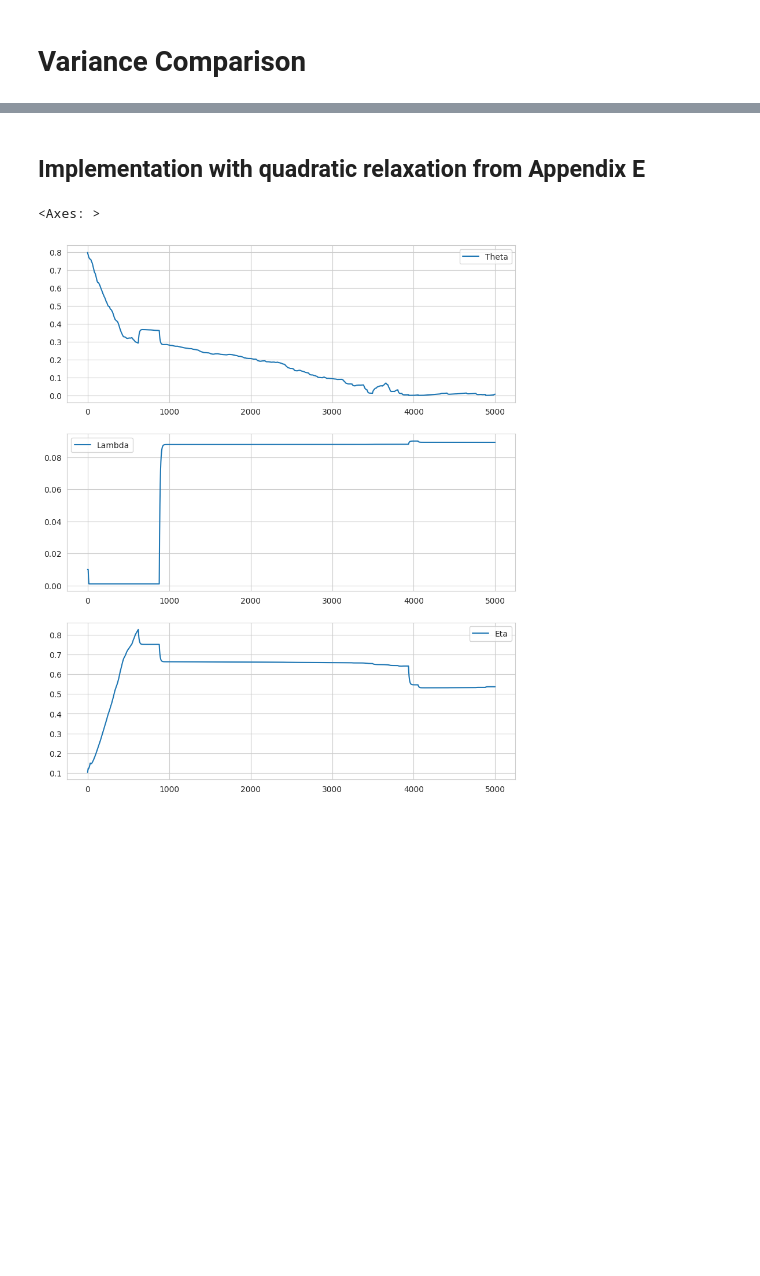
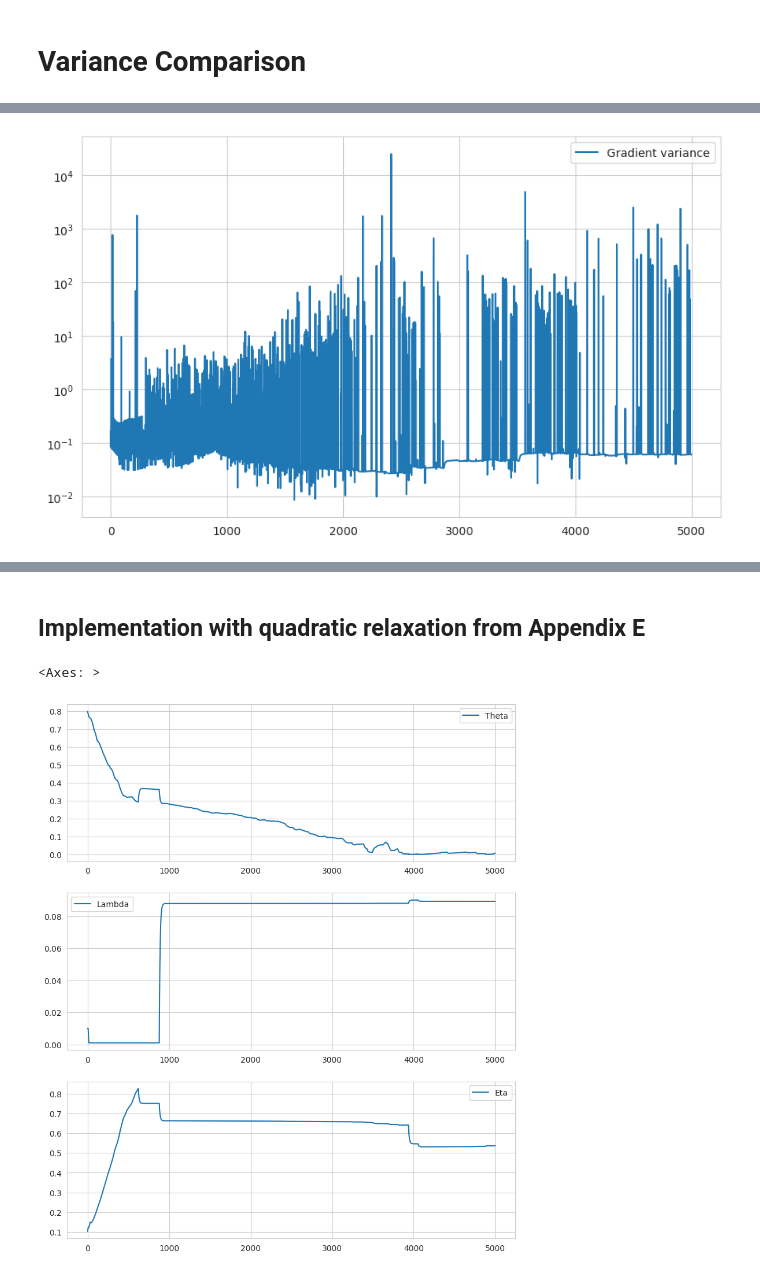
Before and after one commit to ZetrextJG/REBAR-PyTorch, a Jupyter notebook: toy_example.ipynb, the cells around one changed output, grey strips where cells are left out. Drawn from its saved outputs; the diff is of its cells as text; code cells hidden in the pictures; blank space fills up the shorter version.

Commit message:
fix gradient calculation

```diff
--- a/toy_example.ipynb
+++ b/toy_example.ipynb
@@ -406,7 +406,7 @@ plt.show()
 lr = 0.003
 max_iter = 5000
 n = 1
-n_experiments = 100
+n_experiments = 5
 target = 0.4
 f = create_objective(target=target)
 log_pb = log_pb_bern
@@ -528,0 +422,83 @@ plt.show()
+# %%
+# REBAR
+lmbda = torch.tensor([0.01], requires_grad=True)
+eta = torch.tensor([0.1], requires_grad=True)
+theta = torch.tensor([0.8], requires_grad=True)
+
+opt = torch.optim.Adam([theta, lmbda, eta], lr=lr, betas=(0.9, 0.99999))
+# opt = torch.optim.Adam([theta], lr=lr, betas=(0.9, 0.99999))
+# opt = torch.optim.SGD([theta, lmbda, eta], lr=lr)
+
+thetas = []
+lmbdas = []
+etas = []
+losses = []
+variances = []
+
+for _ in tqdm(range(max_iter)):
+    opt.zero_grad()
+
+    loss = 0
+    iter_gradients = []
+    for _ in range(n_experiments):
+        u, v = torch.rand(2, 1)
+        z = g(u, theta)
+        b = H(z).detach()
+        z_tilde = g_tilde(v, b, theta)
+
+        first_term = (f(b) - eta * f(sigma(z_tilde.detach(), lmbda))) * log_pb(b, theta)
+        second_term = eta * f(sigma(z, lmbda))
+        third_term = -eta * f(sigma(z_tilde, lmbda))
+        loss += first_term + second_term + third_term
+
+        loss /= n
+
+        grad_estimate = autograd.grad(loss, theta, create_graph=True)[0].detach()
+        iter_gradients.append(grad_estimate)
+    variances.append(np.var(np.array([t.item() for t in iter_gradients])))
+
+    loss = 0
+
+    for _ in range(n):
+        u, v = torch.rand(2, 1)
+        z = g(u, theta)
+        b = H(z).detach()
+        z_tilde = g_tilde(v, b, theta)
+
+        first_term = (f(b) - eta * f(sigma(z_tilde.detach(), lmbda))) * log_pb(b, theta)
+        second_term = eta * f(sigma(z, lmbda))
+        third_term = -eta * f(sigma(z_tilde, lmbda))
+        loss += first_term + second_term + third_term
+
+    loss /= n
+
+    grad_estimate = autograd.grad(loss, theta, create_graph=True)[0]
+    eta.grad, lmbda.grad = autograd.grad(torch.mean(grad_estimate ** 2), (eta, lmbda))
+    theta.grad = grad_estimate.detach()
+
+    opt.step()
+
+    theta.data = torch.clamp(theta.data, 0.001, 0.999)
+    lmbda.data = torch.clamp(lmbda.data, 0.001)
+
+    if torch.isnan(theta).any():
+        print("NaN detected")
+        break
+
+    thetas.append(theta.item())
+    lmbdas.append(lmbda.item())
+    etas.append(eta.item())
+    theta_item = theta.item()
+    exp_val = theta_item - 2*target*theta_item + target*target
+    losses.append(exp_val)
+
+losses_rebar = losses
+
+variances_rebar = variances
+
+plt.figure(figsize=(10, 6))
+sns.lineplot(x=range(len(variances)), y=variances, label="Gradient variance")
+plt.yscale('log')
+plt.show()
+# %% [output]
+[figure, added]
```
Also changed, not shown: parts of 11 cells of this notebook.
